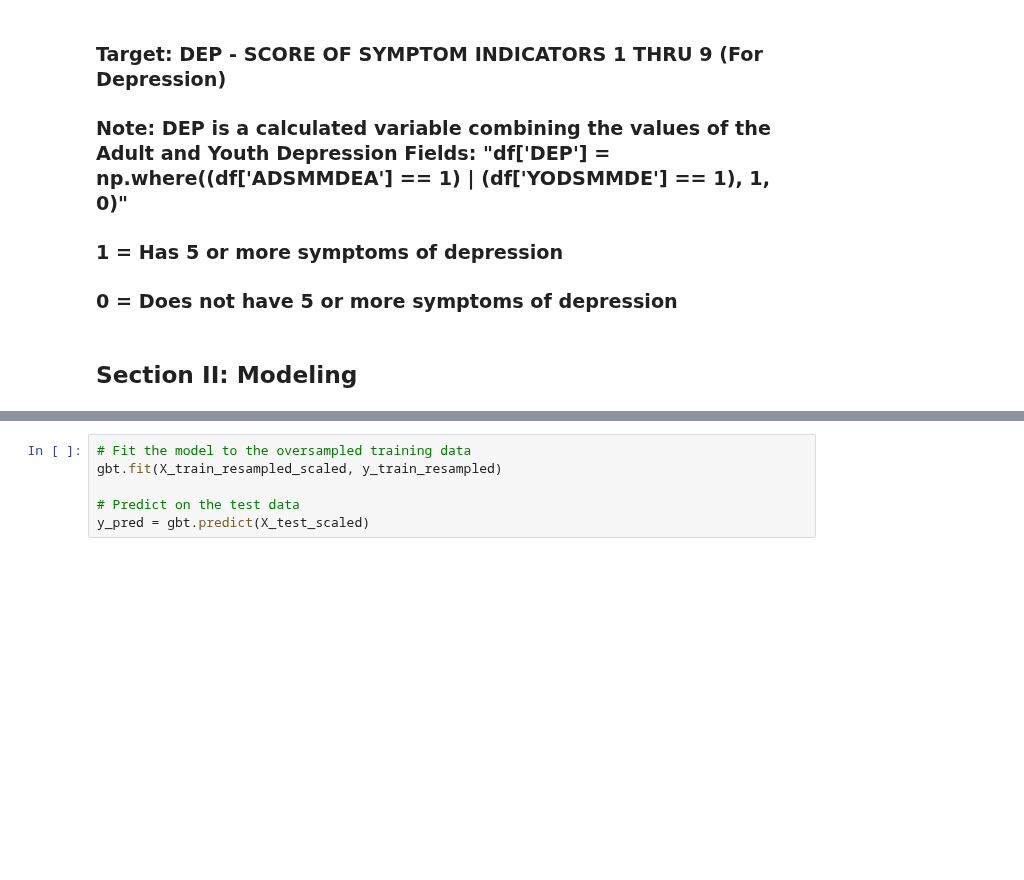
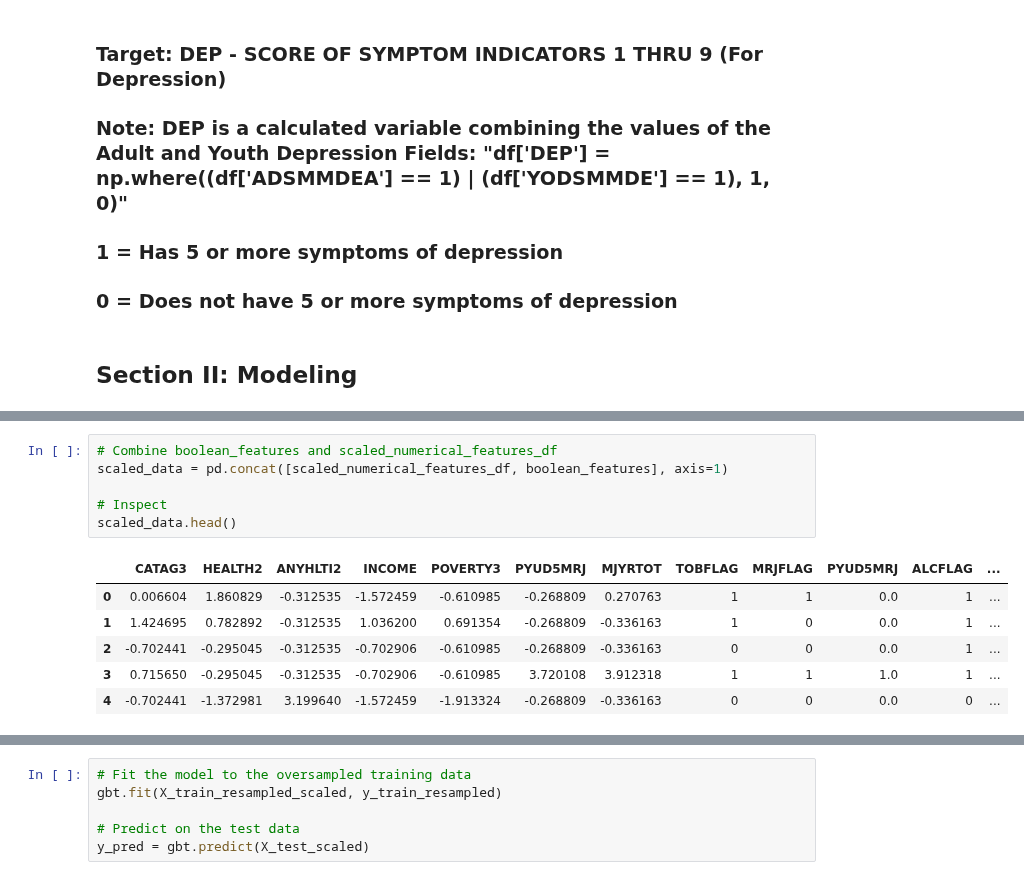
Before and after one commit to melissaprax/substance-use-mental-illness-analysis, a Jupyter notebook: mainV2 copy.ipynb, the cells around one changed output, grey strips where cells are left out. Saved outputs shown, nothing was run; the diff lists cells and outputs as text; blank space fills up the shorter version.

```diff
--- a/mainV2 copy.ipynb
+++ b/mainV2 copy.ipynb
@@ -98,0 +232,13 @@ Name: DEP, dtype: int64
+# %%
+# Combine boolean_features and scaled_numerical_features_df
+scaled_data = pd.concat([scaled_numerical_features_df, boolean_features], axis=1)
+
+# Inspect
+scaled_data.head()
+# %% [output]
+|  | CATAG3 | HEALTH2 | ANYHLTI2 | INCOME | POVERTY3 | PYUD5MRJ | MJYRTOT | TOBFLAG | MRJFLAG | PYUD5MRJ | ALCFLAG | ... |
+| 0 | 0.006604 | 1.860829 | -0.312535 | -1.572459 | -0.610985 | -0.268809 | 0.270763 | 1 | 1 | 0.0 | 1 | ... |
+| 1 | 1.424695 | 0.782892 | -0.312535 | 1.036200 | 0.691354 | -0.268809 | -0.336163 | 1 | 0 | 0.0 | 1 | ... |
+| 2 | -0.702441 | -0.295045 | -0.312535 | -0.702906 | -0.610985 | -0.268809 | -0.336163 | 0 | 0 | 0.0 | 1 | ... |
+| 3 | 0.715650 | -0.295045 | -0.312535 | -0.702906 | -0.610985 | 3.720108 | 3.912318 | 1 | 1 | 1.0 | 1 | ... |
+| 4 | -0.702441 | -1.372981 | 3.199640 | -1.572459 | -1.913324 | -0.268809 | -0.336163 | 0 | 0 | 0.0 | 0 | ... |
```
Also changed, not shown: parts of 27 cells of this notebook.
